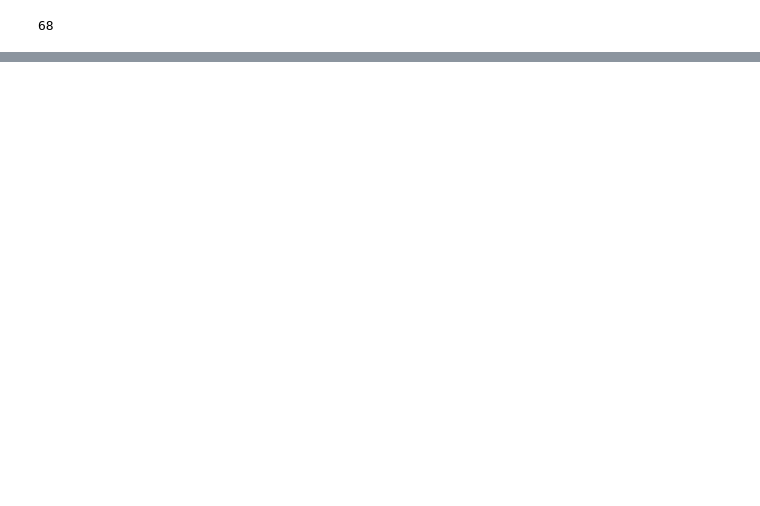
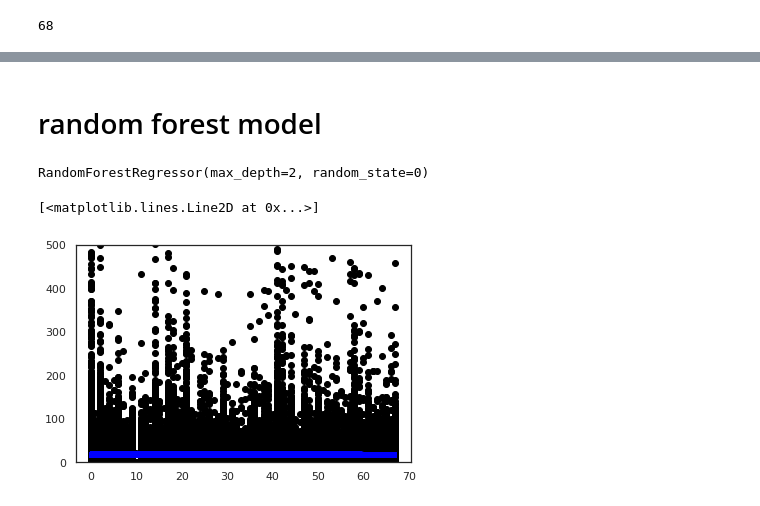
Before and after one commit to wiem-azzabi/Smart_Meter, a Jupyter notebook: water-meter2.ipynb, the cells around one changed output, grey strips where cells are left out. Cells and saved outputs as stored; diff of their text form; code cells hidden in the pictures; blank space fills up the shorter version.

```diff
--- a/water-meter2.ipynb
+++ b/water-meter2.ipynb
@@ -956,0 +839,6 @@ list
+# %%
+x_train8, x_test8, y_train8, y_test8 = train_test_split(datac[["POSTAL_TOWN","PROPERTY_CLASS"]]
+,datac["GROSS_CONSUMPTION"], test_size = 0.2, random_state = 100)
+# %%
+regr = linear_model.LinearRegression()
+regr.fit(x_train8, y_train8)
@@ -956,0 +876,18 @@ list
+# %% [markdown]
+# random forest model
+# %%
+from sklearn.ensemble import RandomForestRegressor
+from sklearn.datasets import make_regression
+regr = RandomForestRegressor(n_estimators = 100,max_depth=2, random_state=0)
+regr.fit(x_train8,y_train8)
+# %% [output]
+RandomForestRegressor(max_depth=2, random_state=0)
+# %%
+Y_pred9 = regr.predict(x_test8)
+# %%
+plt.ylim(0,500)
+plt.scatter(x_test8["POSTAL_TOWN"],y_test8, color="black")
+plt.plot(x_test8["POSTAL_TOWN"], Y_pred9, color="blue", linewidth=3)
+# %% [output]
+[<matplotlib.lines.Line2D at 0x...>]
+[figure, added]
```
Also changed, not shown: parts of 35 cells of this notebook.
